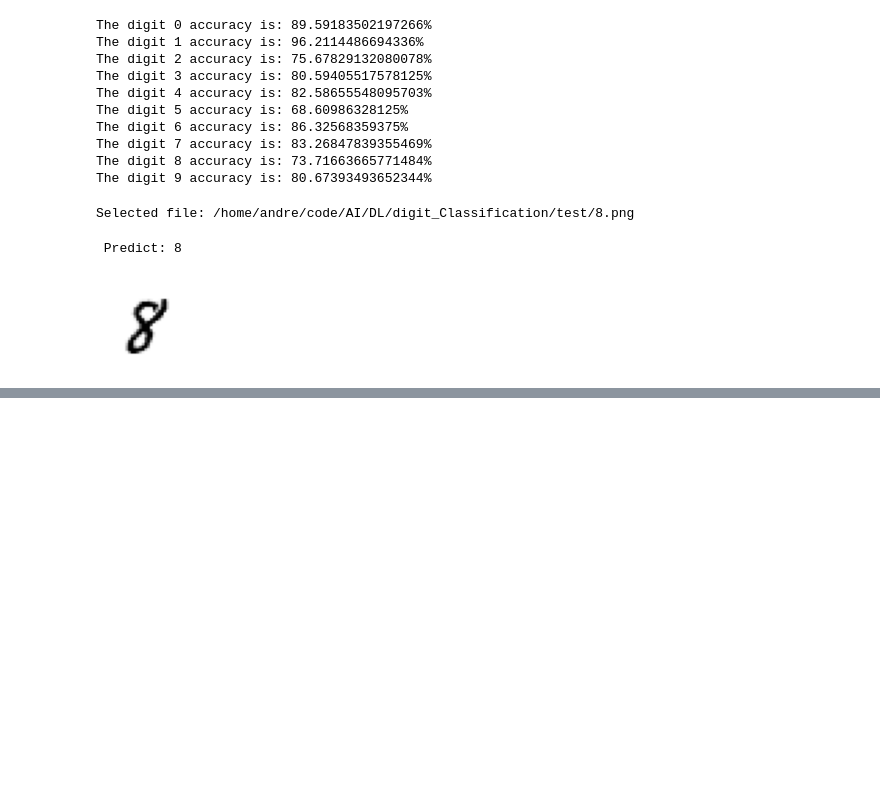
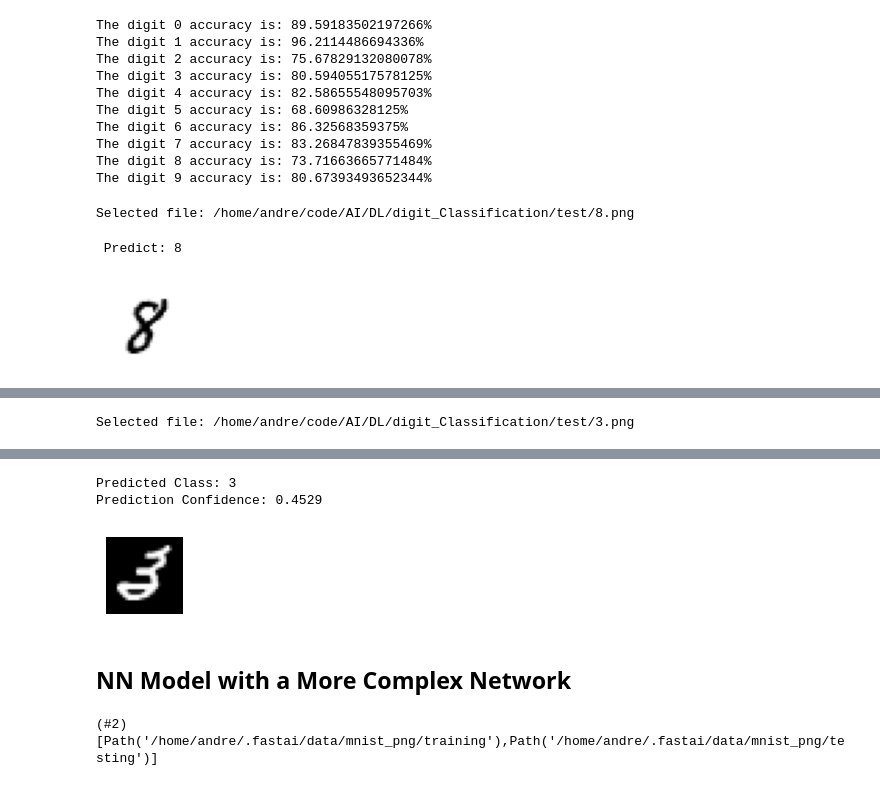
Before and after one commit to arsalanyavari/AI, a Jupyter notebook: DL/digit_Classification/digit_classification.ipynb, the cells around one changed output, grey strips where cells are left out. Cells and saved outputs as stored; diff of their text form; code cells hidden in the pictures; blank space fills up the shorter version.

```diff
--- a/DL/digit_Classification/digit_classification.ipynb
+++ b/DL/digit_Classification/digit_classification.ipynb
@@ -274,0 +373,10 @@ print(f' Predict: {predict(user_file_tensor, mean_list)}')
+# %%
+digits = DataBlock(
+    blocks=(ImageBlock(PILImageBW), CategoryBlock),
+    get_items=get_image_files,
+    splitter=RandomSplitter(seed=42),
+    get_y=parent_label,
+    item_tfms=Resize(28)
+)
+
+dls = digits.dataloaders(path, bs=64)
@@ -274,0 +385,17 @@ print(f' Predict: {predict(user_file_tensor, mean_list)}')
+# %%
+def simple_cnn():
+    return nn.Sequential(
+        nn.Conv2d(1, 16, kernel_size=3, stride=2, padding=1),
+        nn.ReLU(),
+        nn.Conv2d(16, 32, kernel_size=3, stride=2, padding=1),
+        nn.ReLU(),
+        nn.Conv2d(32, 64, kernel_size=3, stride=2, padding=1),
+        nn.ReLU(),
+        nn.AdaptiveAvgPool2d(1),
+        nn.Flatten(),
+        nn.Linear(64, 10)
+    )
+# %%
+from fastai.vision.all import *
+model = Learner(dls, simple_cnn(), metrics=accuracy)
+model.fit_one_cycle(5, 1e-3)
@@ -274,0 +429,19 @@ print(f' Predict: {predict(user_file_tensor, mean_list)}')
+# %%
+def open_file_dialog():
+    root = tk.Tk()
+    root.withdraw()
+    file_path = filedialog.askopenfilename()
+    print(f"Selected file: {file_path}")
+    return file_path
+# %%
+img_path = open_file_dialog()
+img = PILImage.create(img_path)
+img.show()
+img = img.convert("L")
+img = img.resize((28, 28))
+pred_class, pred_idx, probs = model.predict(img)
+
+print(f'Predicted Class: {pred_class}')
+print(f'Prediction Confidence: {probs[pred_idx]:.4f}')
+# %% [output]
+Selected file: /home/andre/code/AI/DL/digit_Classification/test/3.png
@@ -274,0 +449,10 @@ print(f' Predict: {predict(user_file_tensor, mean_list)}')
+Predicted Class: 3
+Prediction Confidence: 0.4529
+[figure, added]
+# %% [markdown]
+## NN Model with a More Complex Network
+# %%
+path = untar_data(URLs.MNIST)
+path.ls()
+# %% [output]
+(#2) [Path('/home/andre/.fastai/data/mnist_png/training'),Path('/home/andre/.fastai/data/mnist_png/testing')]
```
Also changed, not shown: parts of 31 cells of this notebook, 1 other file.
